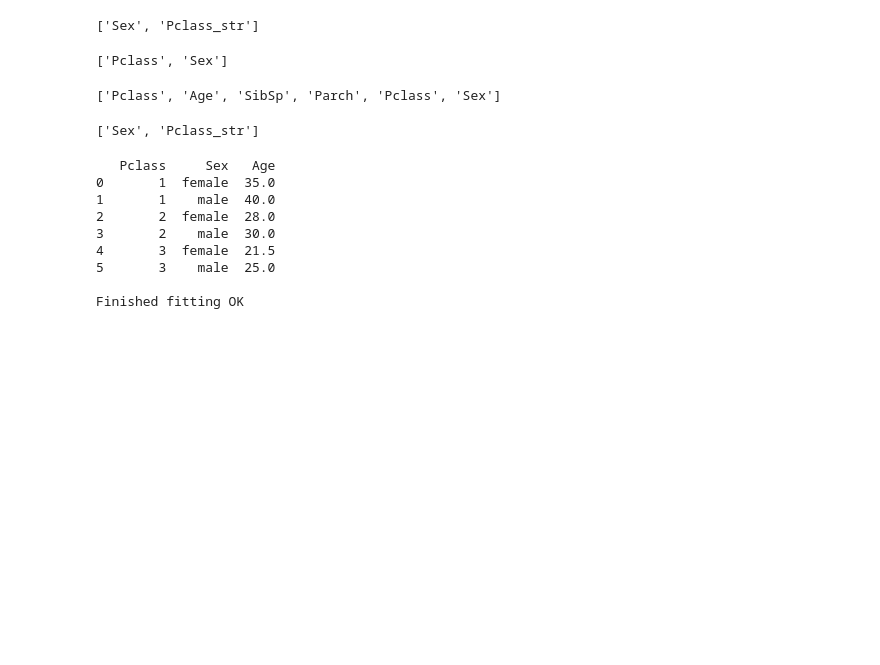
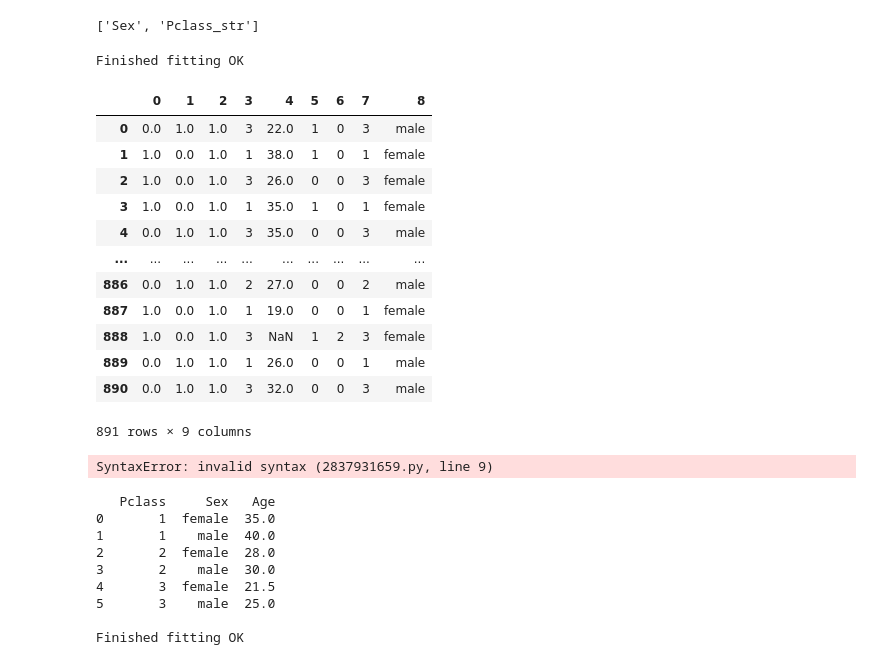
Before and after one commit to DataBooth/minimal-st-app-docker, a Jupyter notebook: notebooks/modelling-pipeline.ipynb, the cells around one changed output. Cells and saved outputs as stored; diff of their text form; code cells hidden in the pictures; blank space fills up the shorter version.

```diff
--- a/notebooks/modelling-pipeline.ipynb
+++ b/notebooks/modelling-pipeline.ipynb
@@ -85,17 +90,20 @@ class GroupbyImputer(BaseEstimator, TransformerMixin):
     def transform(self, X, y=None):
         check_is_fitted(self, 'impute_map_')
         X = X.copy()
-        if self.impute_map_ is None:
+        try:
+            if self.impute_map_ is None:
+                return X.values
+            if len(self.group_cols) == 0:
+                X.loc[:, self.target] = X.loc[:, self.target].fillna(self.impute_map_)
+            else:
+                for index, row in self.impute_map_.iterrows():
+                    ind = (X[self.group_cols] == row[self.group_cols]).all(axis=1)
+                    X.loc[ind, self.target] = X.loc[ind, self.target].fillna(row[self.target])
             return X.values
-        if len(self.group_cols) == 0:
-            X.loc[:, self.target] = X.loc[:, self.target].fillna(self.impute_map_)
-        else:
-            for index, row in self.impute_map_.iterrows():
-                ind = (X[self.group_cols] == row[self.group_cols]).all(axis=1)
-                X.loc[ind, self.target] = X.loc[ind, self.target].fillna(row[self.target])
-        return X.values
+        except Exception as ValueError:
+            return X.values
 # %%
-train_df, test_df = load_data()
+train_df, test_df = load_data(local=True)
 # %%
 tot_col = len(train_df.columns)
 # %%
@@ -231,18 +239,6 @@ step_one_hot = ('one hot', OneHotEncoder(handle_unknown='ignore'))
 cat_transform = Pipeline(steps=[
     step_impute_freq,
     step_one_hot])
-# %%
-impute_groupby_col
-# %% [output]
-['Pclass', 'Sex']
-# %%
-num_feat + impute_groupby_col
-# %% [output]
-['Pclass', 'Age', 'SibSp', 'Parch', 'Pclass', 'Sex']
-# %%
-cat_feat
-# %% [output]
-['Sex', 'Pclass_str']
 # %%
 regress_cols = ["Age", "Sex", "Pclass", "SibSp"]
 # %%
@@ -254,9 +250,26 @@ cat_transformer = ('cat', cat_transform, cat_feat)
 preprocess = ColumnTransformer(
     transformers=[
         cat_transformer,
-        num_transformer,
-        ("col_selector", ColumnTransformer([("selector", "passthrough", regress_cols)]))])
+        num_transformer]) #,
+        #c("col_selector", ColumnTransformer([("selector", "passthrough", regress_cols)]))])
         # ], drop_col=['Pclass', 'Age', 'SibSp', 'Parch'])
+# %%
+pd.DataFrame(preprocess.fit_transform(X_train, y_train))
+# %% [output]
+Finished fitting OK
+|  | 0 | 1 | 2 | 3 | 4 | 5 | 6 | 7 | 8 |
+| 0 | 0.0 | 1.0 | 1.0 | 3 | 22.0 | 1 | 0 | 3 | male |
+| 1 | 1.0 | 0.0 | 1.0 | 1 | 38.0 | 1 | 0 | 1 | female |
+| 2 | 1.0 | 0.0 | 1.0 | 3 | 26.0 | 0 | 0 | 3 | female |
+| 3 | 1.0 | 0.0 | 1.0 | 1 | 35.0 | 1 | 0 | 1 | female |
+| 4 | 0.0 | 1.0 | 1.0 | 3 | 35.0 | 0 | 0 | 3 | male |
+| ... | ... | ... | ... | ... | ... | ... | ... | ... | ... |
+| 886 | 0.0 | 1.0 | 1.0 | 2 | 27.0 | 0 | 0 | 2 | male |
+| 887 | 1.0 | 0.0 | 1.0 | 1 | 19.0 | 0 | 0 | 1 | female |
+| 888 | 1.0 | 0.0 | 1.0 | 3 | NaN | 1 | 2 | 3 | female |
+| 889 | 0.0 | 1.0 | 1.0 | 1 | 26.0 | 0 | 0 | 1 | male |
+| 890 | 0.0 | 1.0 | 1.0 | 3 | 32.0 | 0 | 0 | 3 | male |
+891 rows × 9 columns
 # %%
 # Run the classifier
 
@@ -266,7 +279,10 @@ classify = LogisticRegression()
 
 pipe = Pipeline(steps=[
     ('preprocess', preprocess),
+    ('regress_cols', ColumnTransformer([("selector", "passthrough", [2:8])])),
     ('classify', classify)])
+# %% [output]
+SyntaxError: invalid syntax (2837931659.py, line 9)
 # %%
 tmp = GroupbyImputer(impute_groupby_col, "Age", "median").fit(X_train)
 # %% [output]
```
Also changed, not shown: parts of 10 cells of this notebook, 6 other files.
